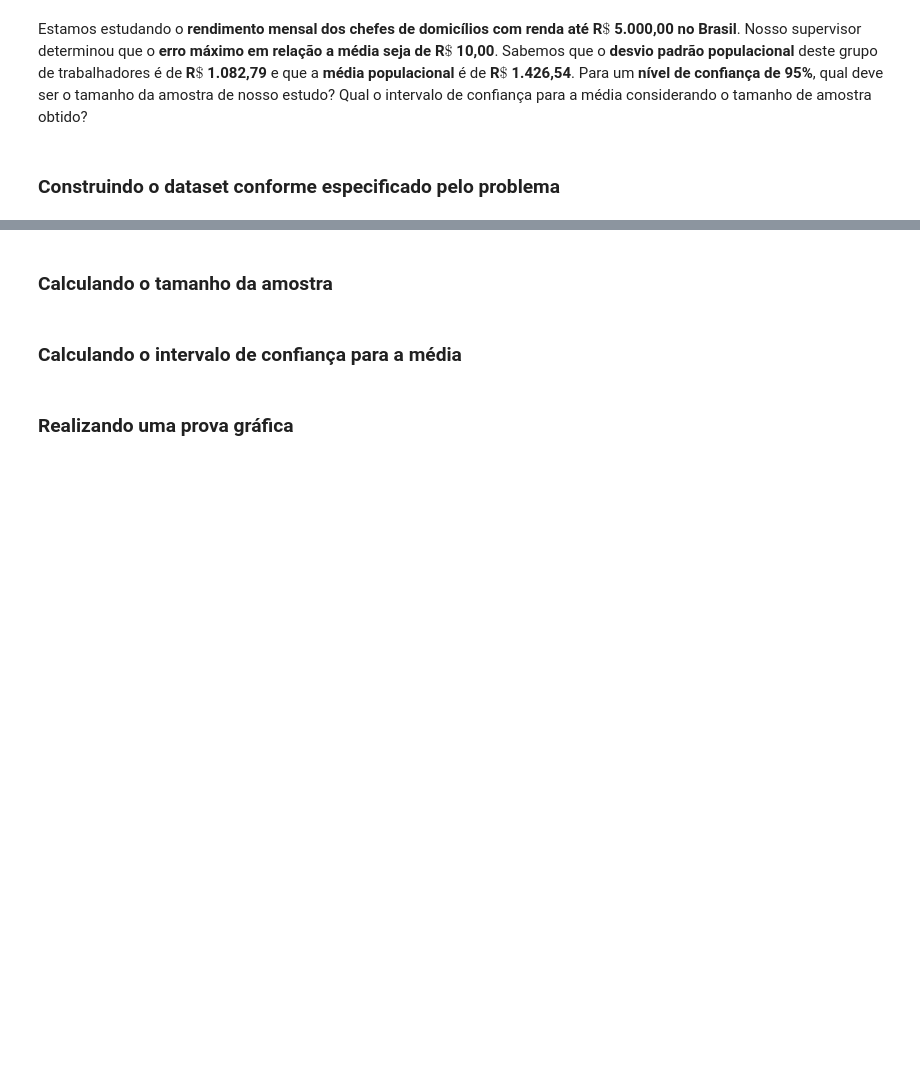
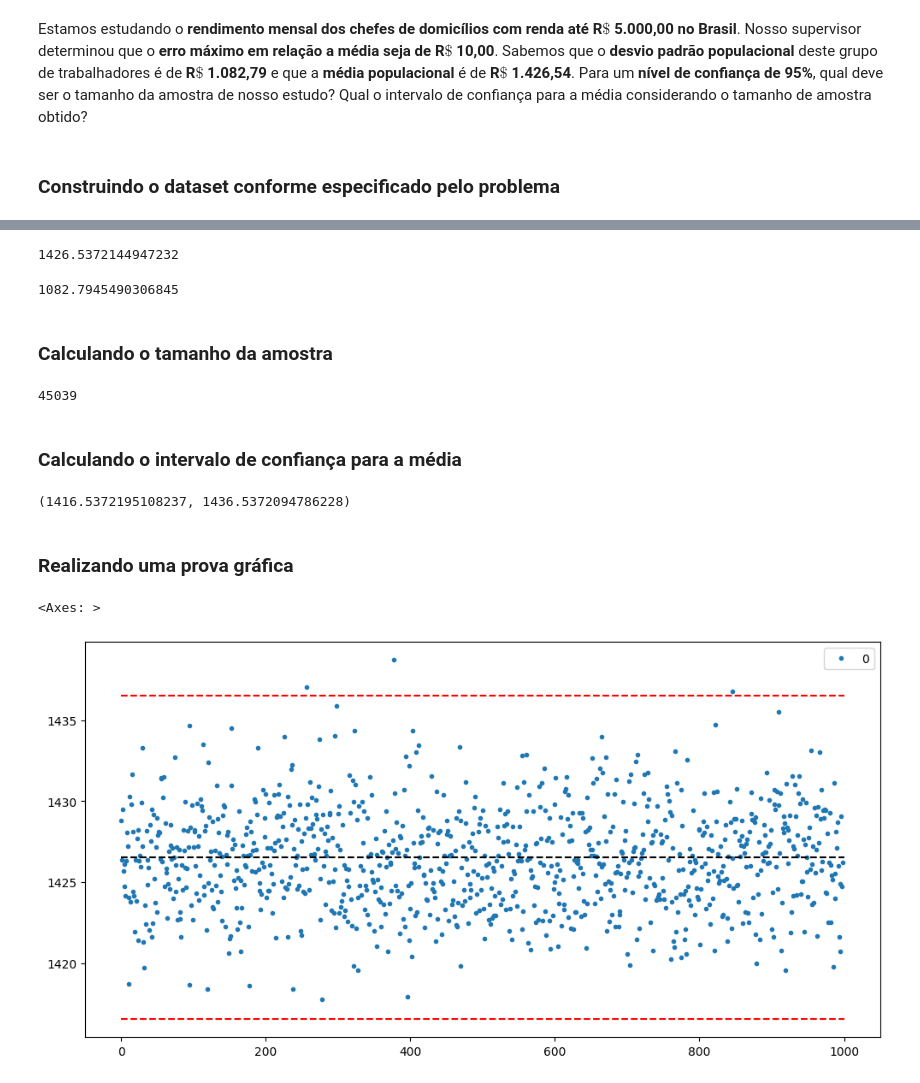
Before and after one commit to alvarengaricardo/estatistica_python_probabilidade_amostragem, a Jupyter notebook: estatistica_python_probabilidade_amostragem.ipynb, the cells around one changed output, grey strips where cells are left out. Cells and saved outputs as stored; diff of their text form; code cells hidden in the pictures; blank space fills up the shorter version.

```diff
--- a/estatistica_python_probabilidade_amostragem.ipynb
+++ b/estatistica_python_probabilidade_amostragem.ipynb
@@ -1170,6 +1185,46 @@ Estamos estudando o **rendimento mensal dos chefes de domicílios com renda até
+# %%
+media = renda_5000.mean()
+media
+# %% [output]
+1426.5372144947232
+# %%
+sigma = renda_5000.std()
+sigma
+# %% [output]
+1082.7945490306845
 # %% [markdown]
 ### Calculando o tamanho da amostra
+# %%
+z = norm.ppf(.975)
+e = 10
+n = (z * (sigma / e)) ** 2
+n = int(n.round())
+n
+# %% [output]
+45039
 # %% [markdown]
 ### Calculando o intervalo de confiança para a média
+# %%
+intervalo = norm.interval(confidence = 0.95, loc = media, scale = sigma / np.sqrt(n))
+intervalo
+# %% [output]
+(1416.5372195108237, 1436.5372094786228)
 # %% [markdown]
 ### Realizando uma prova gráfica
+# %%
+import matplotlib.pyplot as plt
+
+tamanho_simulacao = 1000
+
+medias = [renda_5000.sample(n = n).mean() for i in range(1, tamanho_simulacao)]
+medias = pd.DataFrame(medias)
+
+ax = medias.plot(style = '.')
+ax.figure.set_size_inches(12, 6)
+ax.hlines(y = media, xmin = 0, xmax = tamanho_simulacao, colors = 'black', linestyle = 'dashed')
+ax.hlines(y = intervalo[0], xmin = 0, xmax = tamanho_simulacao, colors = 'red', linestyle = 'dashed')
+ax.hlines(y = intervalo[1], xmin = 0, xmax = tamanho_simulacao, colors = 'red', linestyle = 'dashed')
+ax
+# %% [output]
+<Axes: >
+[figure, added]
```
Also changed, not shown: parts of 6 cells of this notebook.
